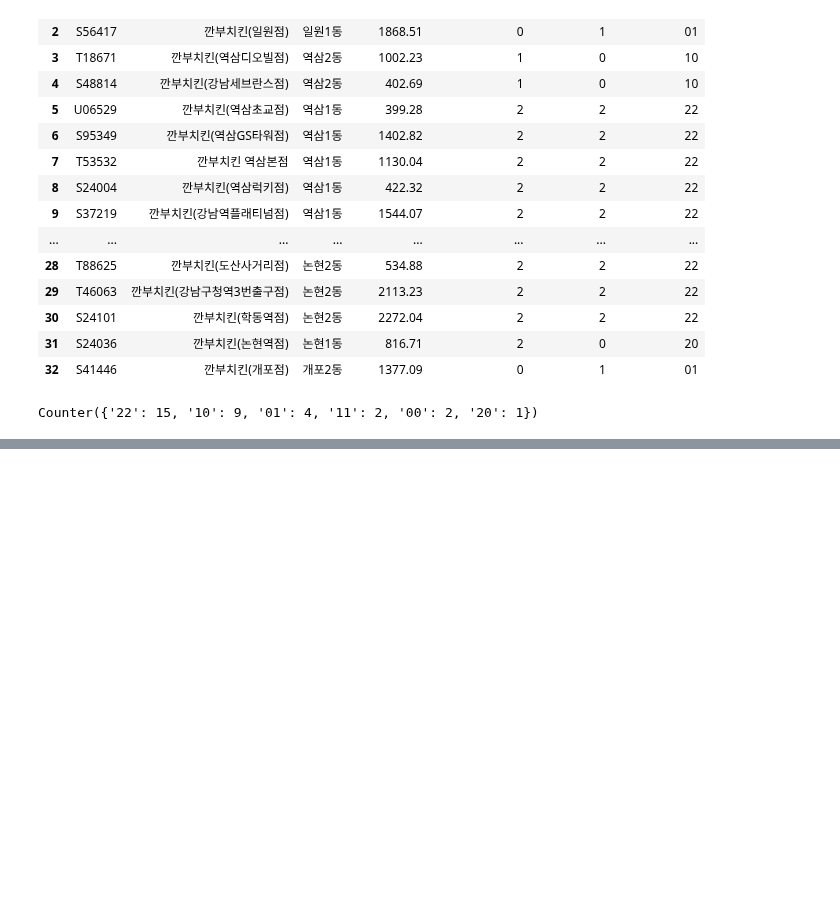
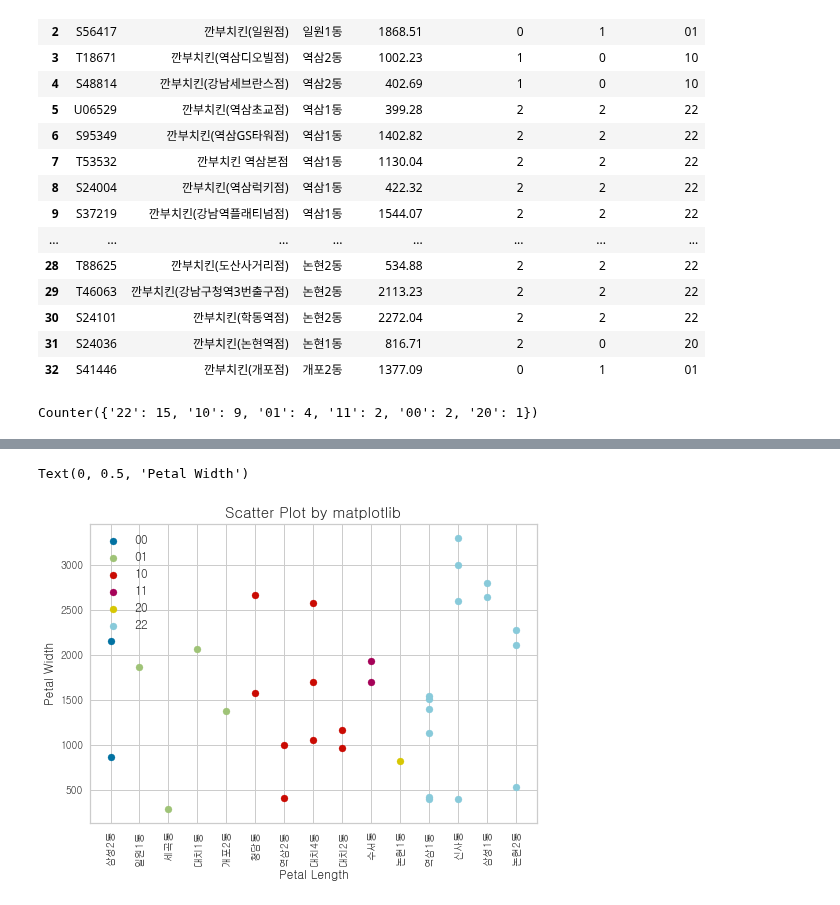
Before and after one commit to POSdata-Sales-Prediction/Store-operation-consulting, a Jupyter notebook: gangnam_geographic_clustering.ipynb, the cells around one changed output, grey strips where cells are left out. Saved outputs shown, nothing was run; the diff lists cells and outputs as text; code cells hidden in the pictures; blank space fills up the shorter version.

```diff
--- a/gangnam_geographic_clustering.ipynb
+++ b/gangnam_geographic_clustering.ipynb
@@ -358,0 +365,17 @@ ValueError: The truth value of an array with more than one element is ambiguous.
+# %%
+groups = gganbu.groupby('Full Featuere')
+
+fig, ax = plt.subplots()
+for name, group in groups:
+    ax.scatter(group["행정동"],
+            group["인구대비매출"],
+            marker='o',
+            label=name)
+ax.legend(fontsize=12, loc='upper left') # legend position
+plt.title('Scatter Plot by matplotlib', fontsize=15)
+plt.xticks(rotation=90)
+plt.xlabel('Petal Length', fontsize=12)
+plt.ylabel('Petal Width', fontsize=12)
+# %% [output]
+Text(0, 0.5, 'Petal Width')
+[figure, added]
```
Also changed, not shown: parts of 3 cells of this notebook.
